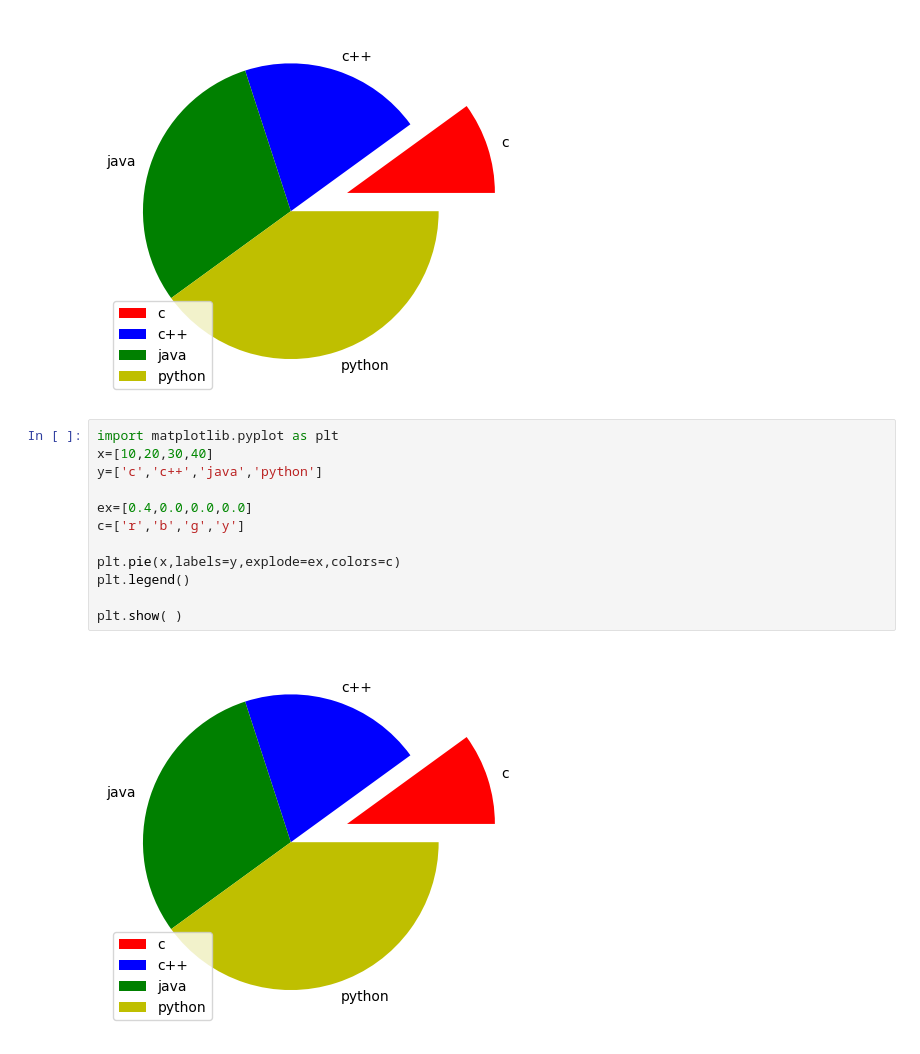
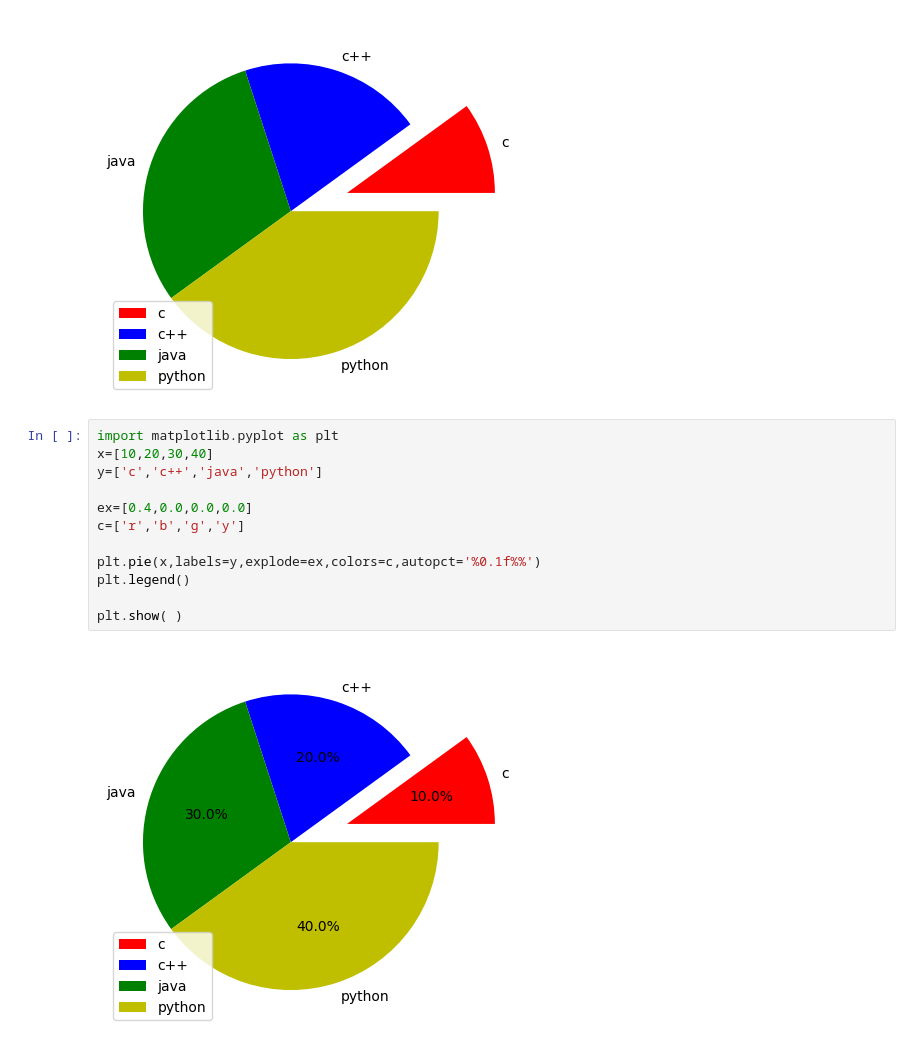
Before and after one commit to RBH2004/matplotlib, a Jupyter notebook: fifth.ipynb, the cells around one changed output. Drawn from its saved outputs; the diff is of its cells as text.

```diff
--- a/fifth.ipynb
+++ b/fifth.ipynb
@@ -43,14 +43,14 @@ plt.show( )
 # %%
 import matplotlib.pyplot as plt
 x=[10,20,30,40]
 y=['c','c++','java','python']
 
 ex=[0.4,0.0,0.0,0.0]
 c=['r','b','g','y']
 
-plt.pie(x,labels=y,explode=ex,colors=c)
+plt.pie(x,labels=y,explode=ex,colors=c,autopct='%0.1f%%')
 plt.legend()
 
 plt.show( )
 # %% [output]
-[figure, old version]
+[figure, new version]
```
